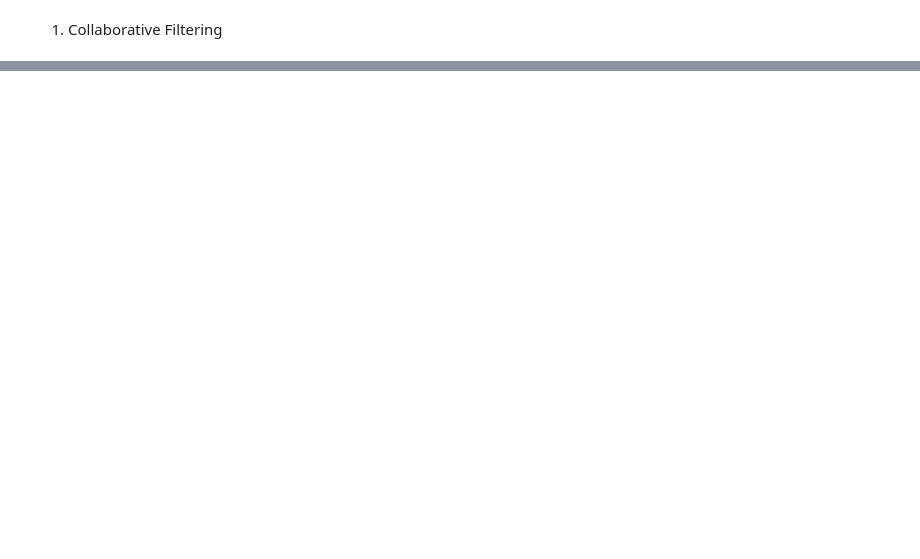
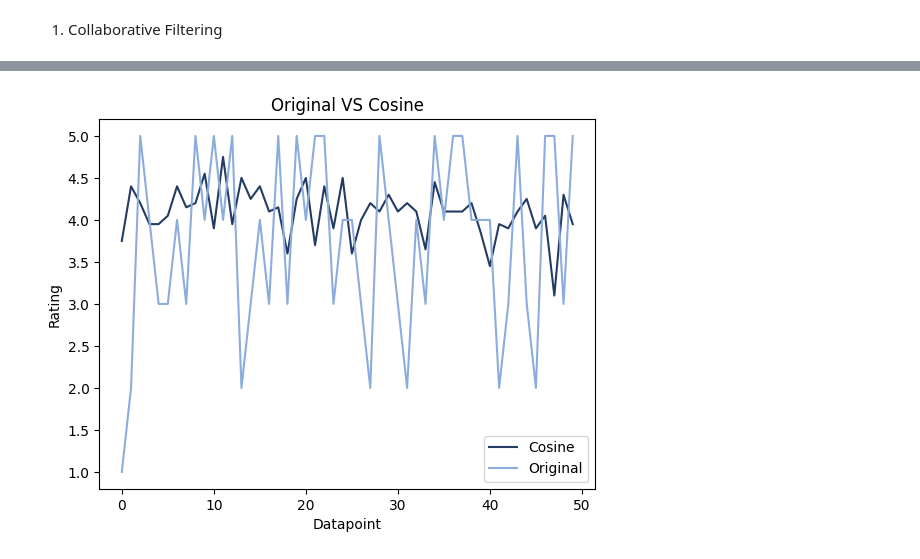
Before and after one commit to AliFehmi/MLProjects, a Jupyter notebook: movieRecommender.ipynb, the cells around one changed output, grey strips where cells are left out. Drawn from its saved outputs; the diff is of its cells as text; code cells hidden in the pictures; blank space fills up the shorter version.

```diff
--- a/movieRecommender.ipynb
+++ b/movieRecommender.ipynb
@@ -419,0 +337,12 @@ To use the future default and silence this warning we advise to pass `rcond=None
+# %%
+#find 10 points were there is a movie and not nan
+#def find_not_nan(movie):
+j=0
+l=[]
+list_columns = user_ratings_pivot1.columns
+for i in user_ratings_pivot1.iloc[1]:
+    if not(np.isnan(i)) :
+        l.append(list_columns[j])
+    j=j+1
+
+print(l)
@@ -419,0 +351,5 @@ To use the future default and silence this warning we advise to pass `rcond=None
+# %%
+original = []
+for i in l[0:50]:
+    original.append(user_ratings_pivot1.iloc[1][i])
+print(original)
@@ -419,0 +420,11 @@ To use the future default and silence this warning we advise to pass `rcond=None
+# %%
+test_cosine1 = similarity('cosine', l, 20)
+plt.plot(test_cosine1, label = "Cosine",color="#243c63")
+plt.plot(original, label = "Original", color ='#8cacdc')
+plt.legend()
+plt.xlabel("Datapoint")
+plt.ylabel("Rating")
+plt.title('Original VS Cosine')
+plt.show()
+# %% [output]
+[figure, added]
```
Also changed, not shown: parts of 60 cells of this notebook.
